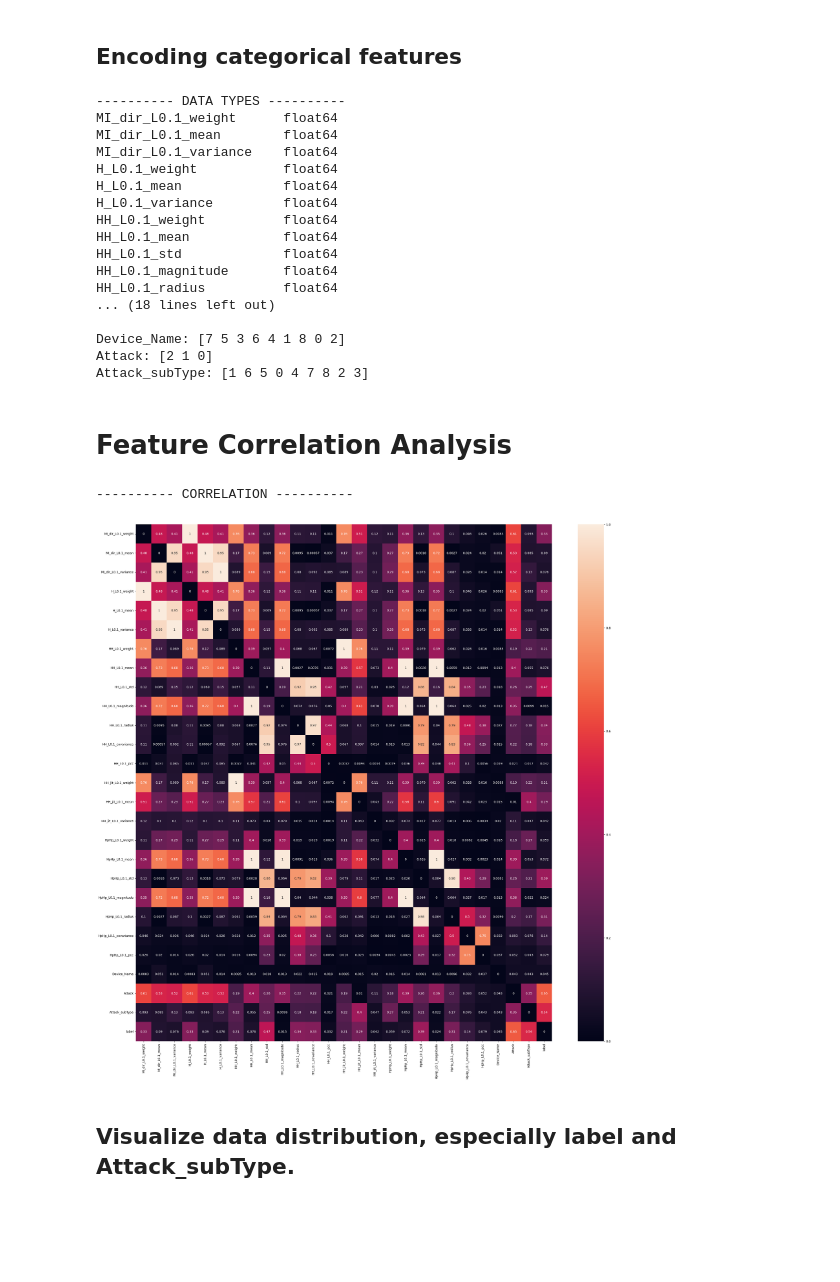
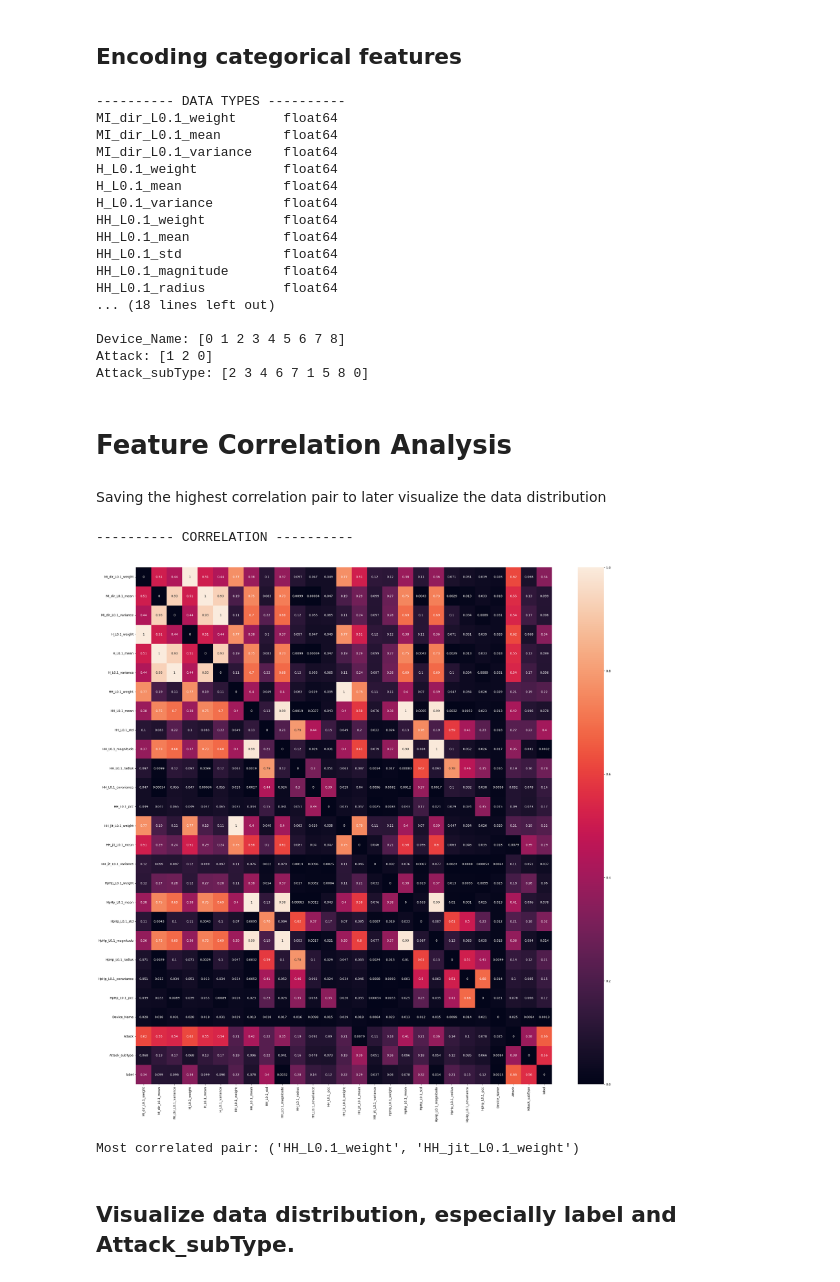
Before and after one commit to HenriqueGuima/IDS-IoT-BotNet, a Jupyter notebook: preprocessing.ipynb, the cells around one changed output. Saved outputs shown, nothing was run; the diff lists cells and outputs as text; code cells hidden in the pictures; blank space fills up the shorter version.

```diff
--- a/preprocessing.ipynb
+++ b/preprocessing.ipynb
@@ -13,23 +13,27 @@ from sklearn import preprocessing
 import plotly.express as px
 # %%
 # Load the data
-sample_df = pd.read_csv('sample_botnet_df_v2.csv')
+# df = pd.read_csv('sample_botnet_df_v2.csv')
+df = pd.read_csv('BoTNeTIoT-L01-v2.csv')
+
+# sample
+# df = df.sample(1000)
 # %% [markdown]
 ## Encoding categorical features
 # %%
 # Convert Device name to numerical
 le = preprocessing.LabelEncoder()
-sample_df['Device_Name'] = le.fit_transform(sample_df['Device_Name'])
-sample_df['Attack'] = le.fit_transform(sample_df['Attack'])
-sample_df['Attack_subType'] = le.fit_transform(sample_df['Attack_subType'])
+df['Device_Name'] = le.fit_transform(df['Device_Name'])
+df['Attack'] = le.fit_transform(df['Attack'])
+df['Attack_subType'] = le.fit_transform(df['Attack_subType'])
 
 print('-'*10, 'DATA TYPES', '-'*10)
-print(sample_df.dtypes)
+print(df.dtypes)
 print('\n')
 
-print('Device_Name:', sample_df['Device_Name'].unique())
-print('Attack:', sample_df['Attack'].unique())
-print('Attack_subType:', sample_df['Attack_subType'].unique())
+print('Device_Name:', df['Device_Name'].unique())
+print('Attack:', df['Attack'].unique())
+print('Attack_subType:', df['Attack_subType'].unique())
 # %% [output]
 ---------- DATA TYPES ----------
 MI_dir_L0.1_weight      float64
@@ -45,33 +49,38 @@ HH_L0.1_magnitude       float64
 HH_L0.1_radius          float64
 ... (18 lines left out)
 
-Device_Name: [7 5 3 6 4 1 8 0 2]
-Attack: [2 1 0]
-Attack_subType: [1 6 5 0 4 7 8 2 3]
+Device_Name: [0 1 2 3 4 5 6 7 8]
+Attack: [1 2 0]
+Attack_subType: [2 3 4 6 7 1 5 8 0]
 # %% [markdown]
 # Feature Correlation Analysis
+# %% [markdown]
+Saving the highest correlation pair to later visualize the data distribution
 # %%
 # Correlation analysis
 print('-'*10, 'CORRELATION', '-'*10)
-corr = sample_df.corr().abs()
+corr = df.corr().abs()
 np.fill_diagonal(corr.values, 0)  # Exclude self-correlation
 
 most_correlated_pair = corr.unstack().idxmax()
 max_correlation = corr.max().max()
 high_corr_pairs = corr[corr == max_correlation].stack().index.tolist()
 
 feature_x, feature_y = most_correlated_pair
 
 # print(corr)
 # print('\n')
 
 # Heatmap
 plt.figure(figsize=(30,30))
 sns.heatmap(corr, annot=True)
 plt.show()
+
+print('Most correlated pair:', most_correlated_pair)
 # %% [output]
 ---------- CORRELATION ----------
-[figure, old version]
+[figure, new version]
+Most correlated pair: ('HH_L0.1_weight', 'HH_jit_L0.1_weight')
 # %% [markdown]
 ## Visualize data distribution, especially label and Attack_subType.
 # %%
```
Also changed, not shown: parts of 7 cells of this notebook.
